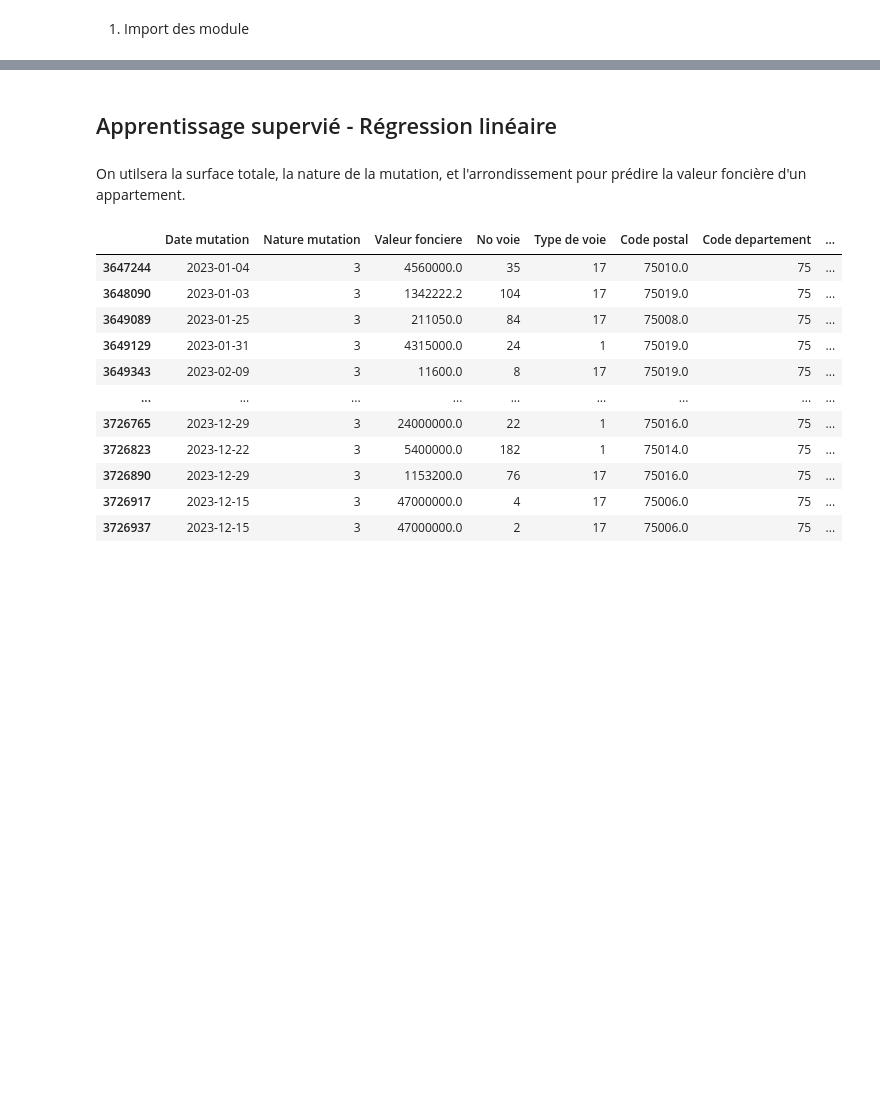
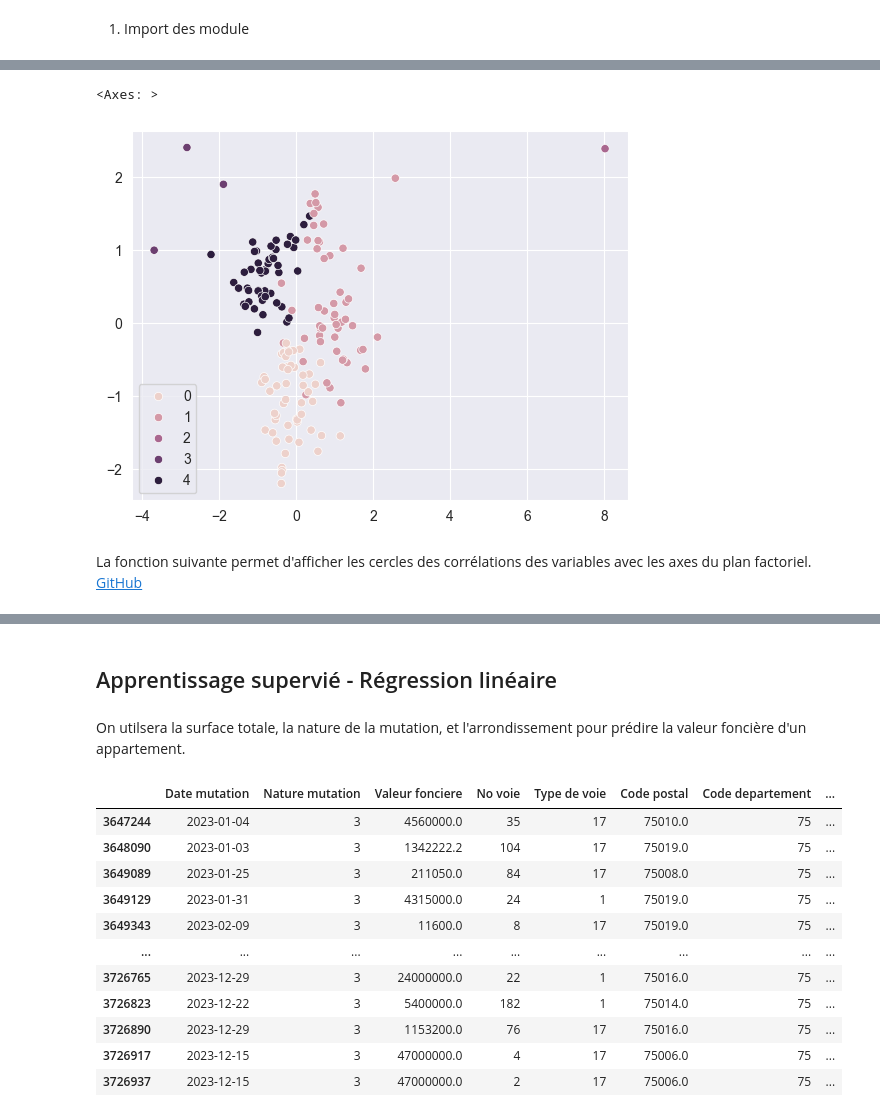
Before and after one commit to Skrinox/Analyses_des_Donnees_DVF, a Jupyter notebook: Analyses_DVF.ipynb, the cells around one changed output, grey strips where cells are left out. Cells and saved outputs as stored; diff of their text form; code cells hidden in the pictures; blank space fills up the shorter version.

```diff
--- a/Analyses_DVF.ipynb
+++ b/Analyses_DVF.ipynb
@@ -489,0 +625,8 @@ plt.scatter(pca_x[:,0],pca_x[:,1], c=pred_label)
+# %%
+pca = PCA(n_components=3).fit(df1_cleaned_scaled)
+projected = pca.transform(df1_cleaned_scaled)
+# %% [output]
+<Axes: >
+[figure, added]
+# %% [markdown]
+La fonction suivante permet d'afficher les cercles des corrélations des variables avec les axes du plan factoriel. [GitHub](https://github.com/formasys/clustering/blob/main/crime_usa.ipynb)
```
Also changed, not shown: parts of 40 cells of this notebook, 5 other files.
